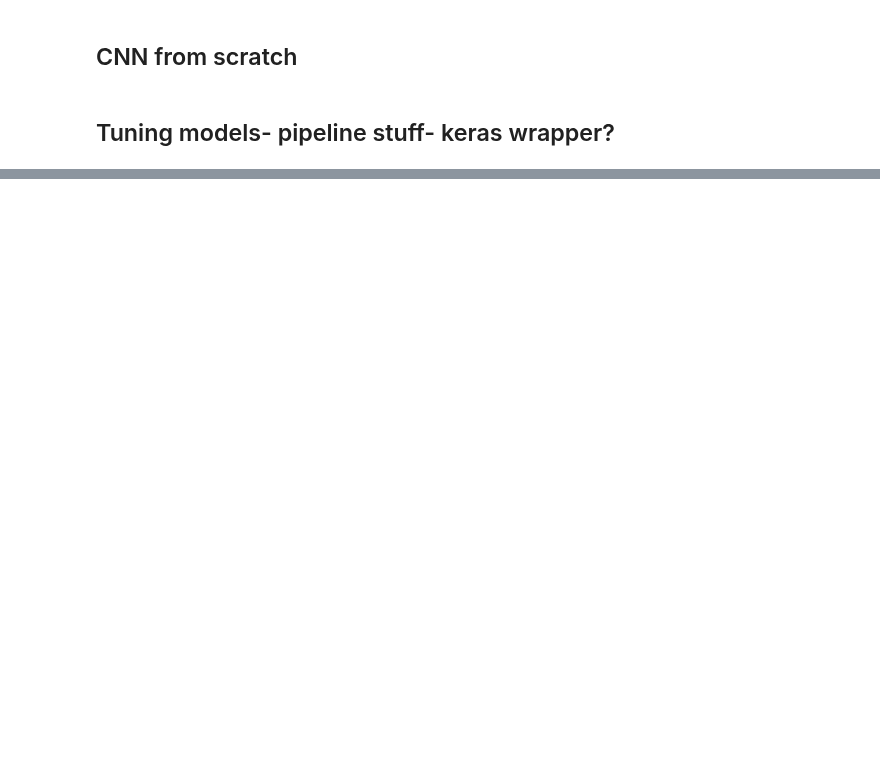
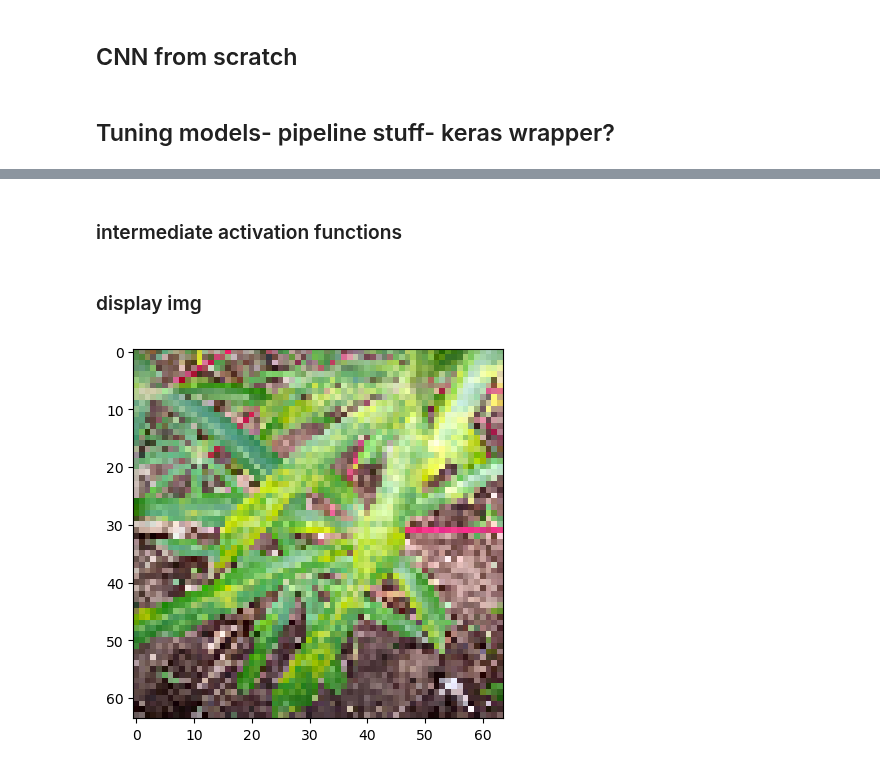
Before and after one commit to lalynjay/cassava_classification, a Jupyter notebook: notebook.ipynb, the cells around one changed output, grey strips where cells are left out. Saved outputs shown, nothing was run; the diff lists cells and outputs as text; code cells hidden in the pictures; blank space fills up the shorter version.

```diff
--- a/notebook.ipynb
+++ b/notebook.ipynb
@@ -446,0 +411,9 @@ def create_baseline_model():
+# %% [markdown]
+### intermediate activation functions
+# %% [markdown]
+### display img
+# %%
+plt.imshow(train_images[0])
+plt.show()
+# %% [output]
+[figure, added]
```
Also changed, not shown: parts of 42 cells of this notebook.
